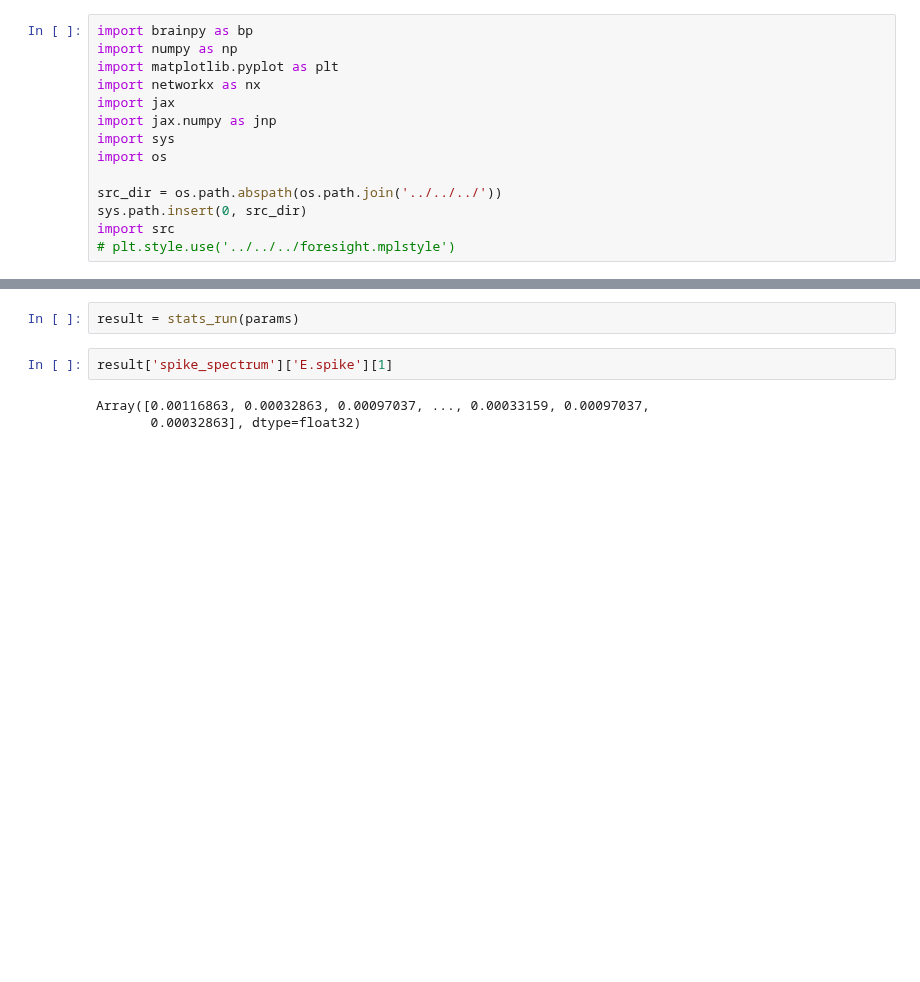
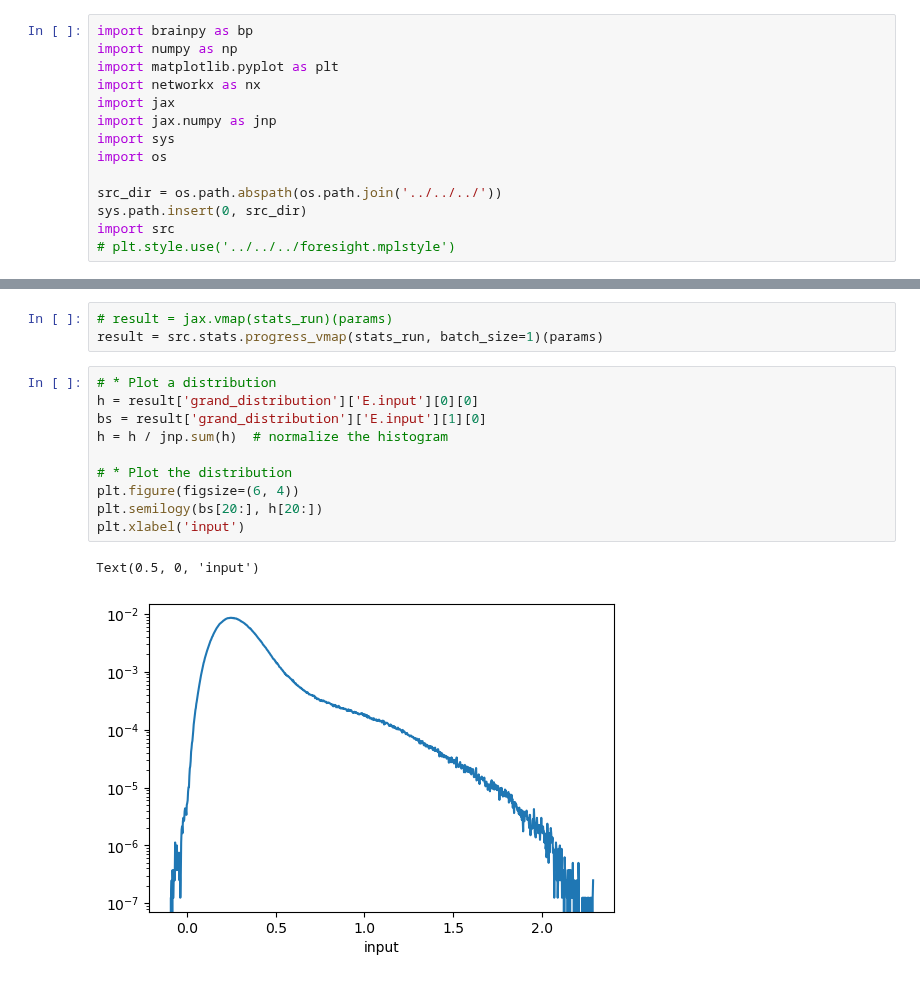
Before and after one commit to brendanjohnharris/WRCircuit.jl, a Jupyter notebook: scripts/plots/dynamics/fns_stats.ipynb, the cells around one changed output, grey strips where cells are left out. Saved outputs shown, nothing was run; the diff lists cells and outputs as text; blank space fills up the shorter version.

```diff
--- a/scripts/plots/dynamics/fns_stats.ipynb
+++ b/scripts/plots/dynamics/fns_stats.ipynb
@@ -45,10 +48,19 @@ params = {
-# %%
-result = stats_run(params)
-# %%
-result['spike_spectrum']['E.spike'][1]
-# %% [output]
-Array([0.00116863, 0.00032863, 0.00097037, ..., 0.00033159, 0.00097037,
-       0.00032863], dtype=float32)
+# %%
+# result = jax.vmap(stats_run)(params)
+result = src.stats.progress_vmap(stats_run, batch_size=1)(params)
+# %%
+# * Plot a distribution
+h = result['grand_distribution']['E.input'][0][0]
+bs = result['grand_distribution']['E.input'][1][0]
+h = h / jnp.sum(h)  # normalize the histogram
+
+# * Plot the distribution
+plt.figure(figsize=(6, 4))
+plt.semilogy(bs[20:], h[20:])
+plt.xlabel('input')
+# %% [output]
+Text(0.5, 0, 'input')
+[figure, added]
 # %%
 # * Plot the spike spectrum
 
```
Also changed, not shown: parts of 2 cells of this notebook, 8 other files.
